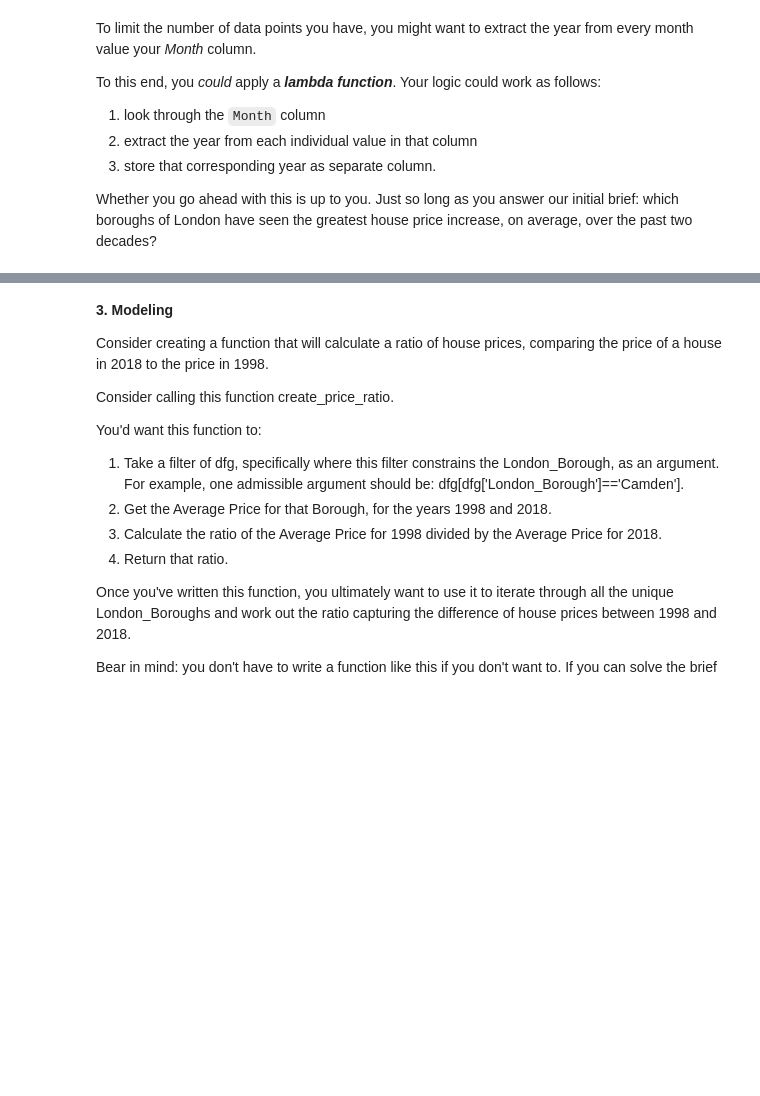
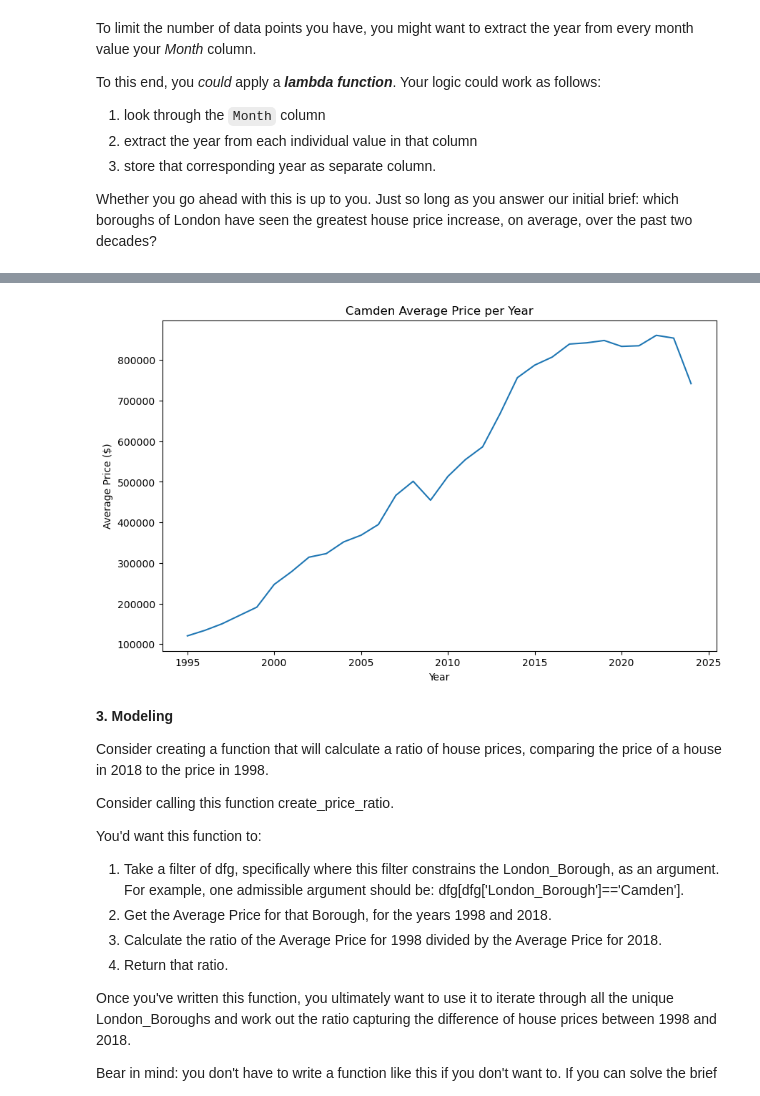
Before and after one commit to MSVWalker/Springboard, a Jupyter notebook: London_Housing/Unit_4_Challenge_Tier3.ipynb, the cells around one changed output, grey strips where cells are left out. Drawn from its saved outputs; the diff is of its cells as text; code cells hidden in the pictures; blank space fills up the shorter version.

```diff
--- a/London_Housing/Unit_4_Challenge_Tier3.ipynb
+++ b/London_Housing/Unit_4_Challenge_Tier3.ipynb
@@ -440,3 +344,21 @@ Name: Average price, dtype: object
+# %%
+#Convert previous camden_prices df to date time. From datetime formatting I can easily extract the year using .dt.year from the 'Month' column.
+#Next I create camden_yearly_averages by taking the mean of the price for a given year then plot.
+camden_prices_dt = camden_prices[:]
+camden_prices_dt['Month'] = pd.to_datetime(camden_prices_dt['Month'])
+camden_prices_dt['Year'] = camden_prices_dt['Month'].dt.year
+camden_yearly_averages = camden_prices_dt.groupby('Year')['Average Price'].mean().reset_index()
+
+plt.figure(figsize=(10,6))
+plt.plot(camden_yearly_averages['Year'], camden_yearly_averages['Average Price'])
+
+plt.xlabel('Year')
+plt.ylabel('Average Price ($)')
+plt.title('Camden Average Price per Year')
+
+plt.show()
+# %% [output]
+[figure, added]
 # %% [markdown]
 **3. Modeling**
 
```
Also changed, not shown: parts of 41 cells of this notebook.
